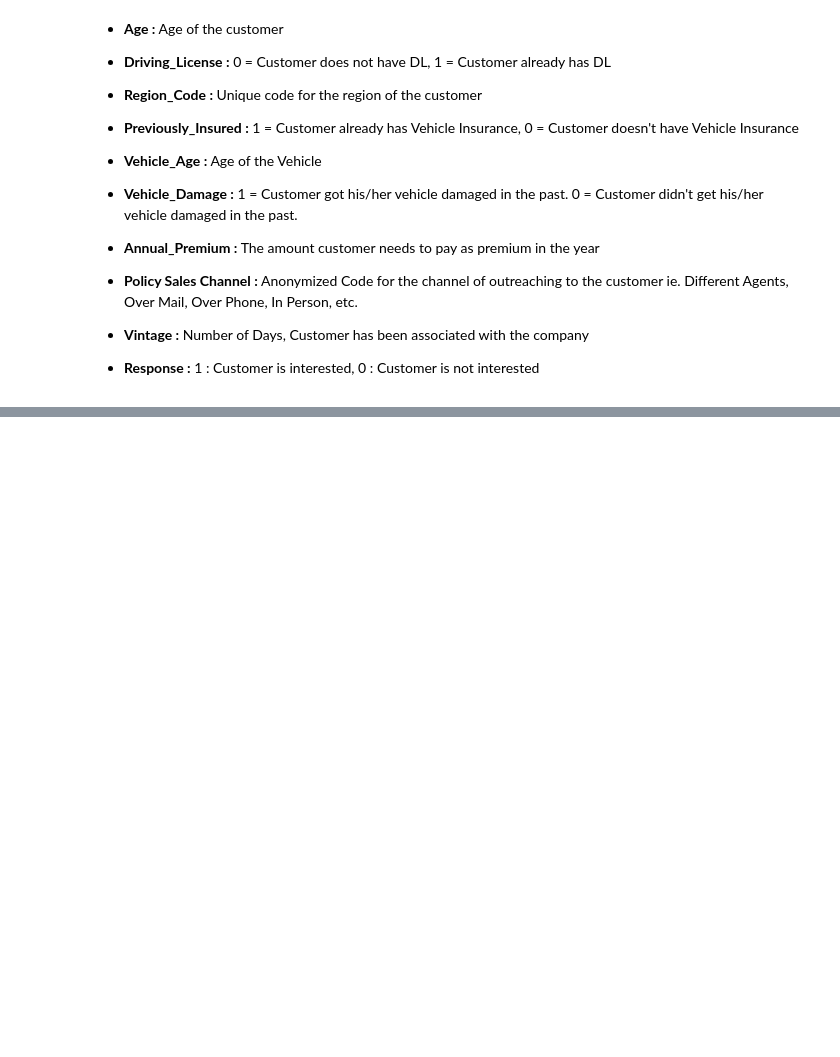
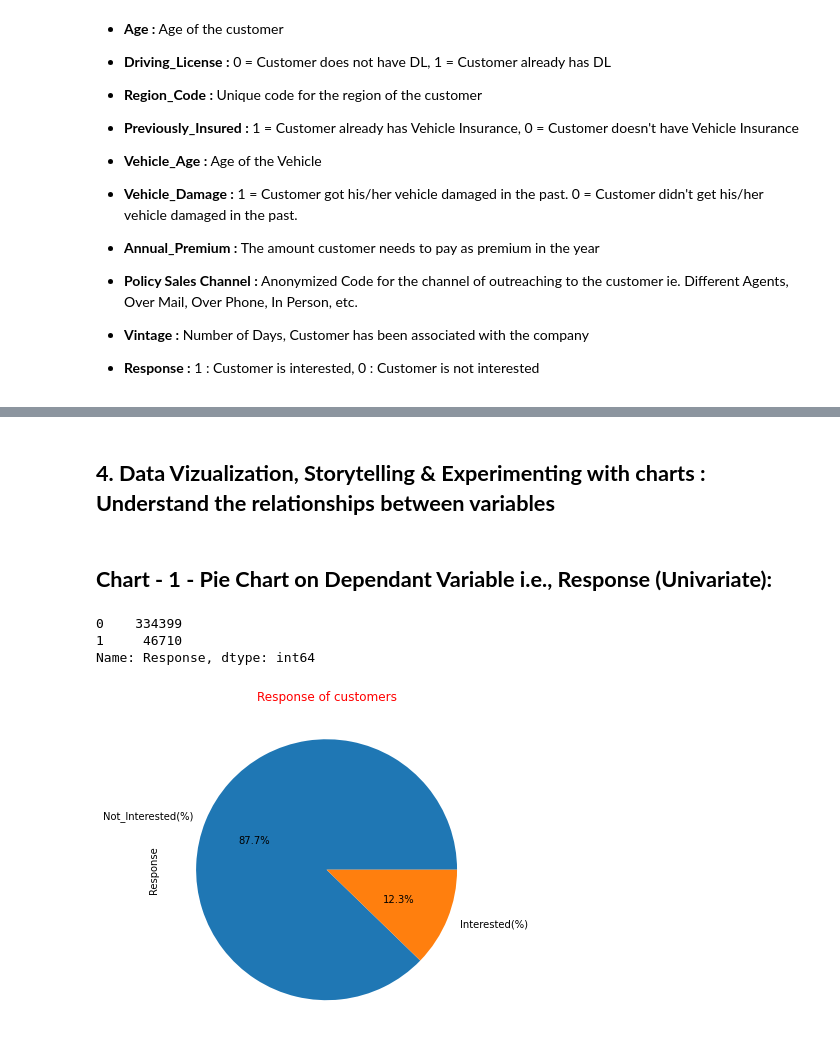
Before and after one commit to rajkumarpec/Supervised-Learning-Classification-, a Jupyter notebook: Health_insurance.ipynb, the cells around one changed output, grey strips where cells are left out. Saved outputs shown, nothing was run; the diff lists cells and outputs as text; code cells hidden in the pictures; blank space fills up the shorter version.

```diff
--- a/Health_insurance.ipynb
+++ b/Health_insurance.ipynb
@@ -371,0 +333,16 @@ plot_num('Age')
+# %% [markdown]
+## **4. Data Vizualization, Storytelling & Experimenting with charts : Understand the relationships between variables**
+# %% [markdown]
+## **Chart - 1 - Pie Chart on Dependant Variable i.e., Response (Univariate):**
+# %%
+# Dependant Variable Column Visualization
+df['Response'].value_counts().plot(kind='pie',figsize=(15,6), autopct="%1.1f%%",shadow=False,labels=['Not_Interested(%)','Interested(%)'])
+plt.title('Response of customers',color='red');
+
+# count of Target variable
+df['Response'].value_counts()
+# %% [output]
+0    334399
+1     46710
+Name: Response, dtype: int64
+[figure, added]
```
Also changed, not shown: parts of 253 cells of this notebook.
